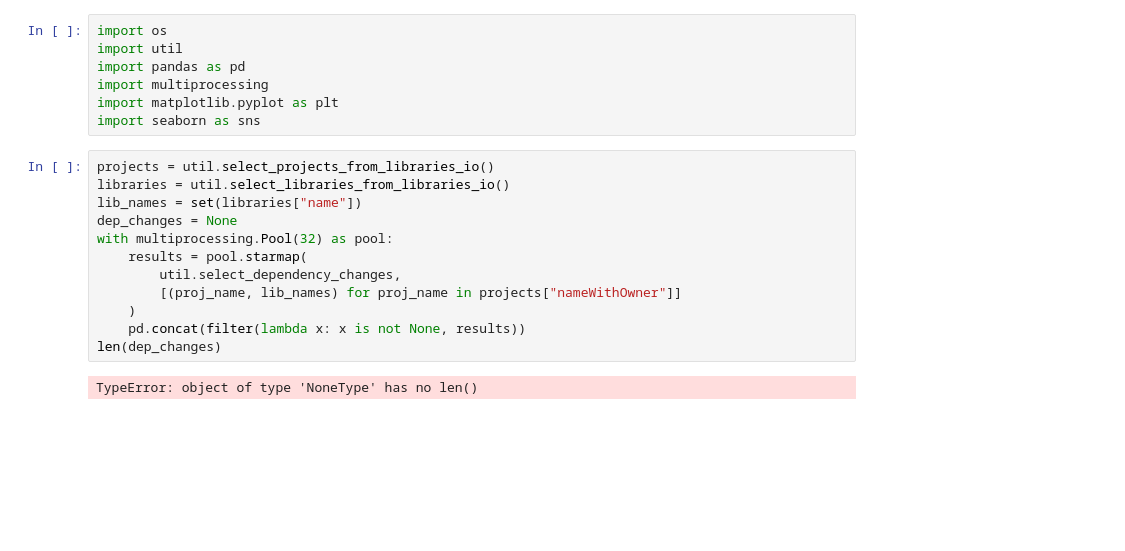
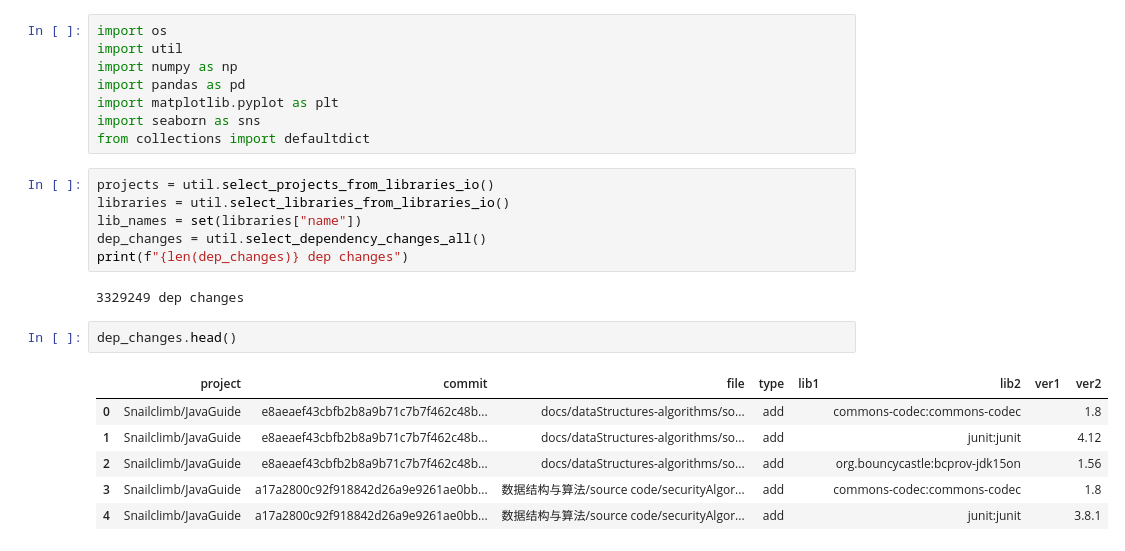
Before and after one commit to hehao98/LibraryMigration, a Jupyter notebook: plot_depchgs.ipynb, the cells around one changed output. Saved outputs shown, nothing was run; the diff lists cells and outputs as text; blank space fills up the shorter version.

```diff
--- a/plot_depchgs.ipynb
+++ b/plot_depchgs.ipynb
@@ -1,21 +1,25 @@
 # %%
 import os
 import util
+import numpy as np
 import pandas as pd
-import multiprocessing
 import matplotlib.pyplot as plt
 import seaborn as sns
+from collections import defaultdict
 # %%
 projects = util.select_projects_from_libraries_io()
 libraries = util.select_libraries_from_libraries_io()
 lib_names = set(libraries["name"])
-dep_changes = None
-with multiprocessing.Pool(32) as pool:
-    results = pool.starmap(
-        util.select_dependency_changes,
-        [(proj_name, lib_names) for proj_name in projects["nameWithOwner"]]
-    )
-    pd.concat(filter(lambda x: x is not None, results))
-len(dep_changes)
+dep_changes = util.select_dependency_changes_all()
+print(f"{len(dep_changes)} dep changes")
 # %% [output]
-TypeError: object of type 'NoneType' has no len()
+3329249 dep changes
+# %%
+dep_changes.head()
+# %% [output]
+|  | project | commit | file | type | lib1 | lib2 | ver1 | ver2 |
+| 0 | Snailclimb/JavaGuide | e8aeaef43cbfb2b8a9b71c7b7f462c48b... | docs/dataStructures-algorithms/so... | add |  | commons-codec:commons-codec |  | 1.8 |
+| 1 | Snailclimb/JavaGuide | e8aeaef43cbfb2b8a9b71c7b7f462c48b... | docs/dataStructures-algorithms/so... | add |  | junit:junit |  | 4.12 |
+| 2 | Snailclimb/JavaGuide | e8aeaef43cbfb2b8a9b71c7b7f462c48b... | docs/dataStructures-algorithms/so... | add |  | org.bouncycastle:bcprov-jdk15on |  | 1.56 |
+| 3 | Snailclimb/JavaGuide | a17a2800c92f918842d26a9e9261ae0bb... | 数据结构与算法/source code/securityAlgor... | add |  | commons-codec:commons-codec |  | 1.8 |
+| 4 | Snailclimb/JavaGuide | a17a2800c92f918842d26a9e9261ae0bb... | 数据结构与算法/source code/securityAlgor... | add |  | junit:junit |  | 3.8.1 |
```
Also changed, not shown: parts of 9 cells of this notebook, 5 other files.
